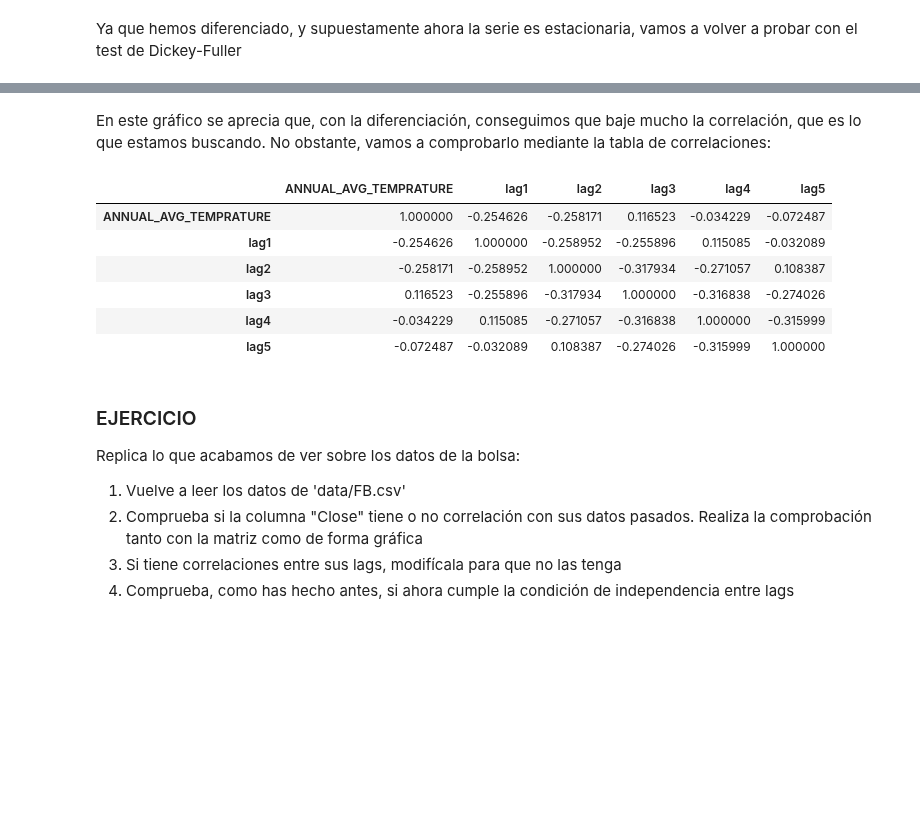
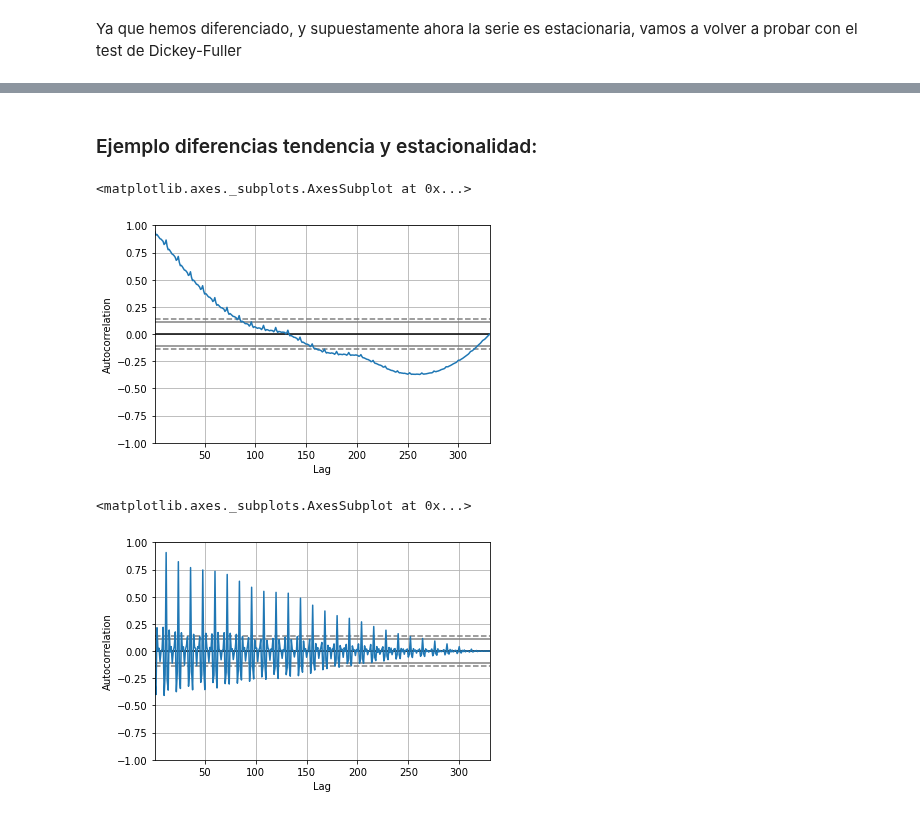
Before and after one commit to franciscocanon-thebridge/bootcamp_thebridge_PTSep20, a Jupyter notebook: Bloque 3 - Machine Learning/03_Time_Series/02_Estacionariedad_y_retrasos_temporales.ipynb, the cells around one changed output, grey strips where cells are left out. Drawn from its saved outputs; the diff is of its cells as text; code cells hidden in the pictures; blank space fills up the shorter version.

```diff
--- a/Bloque 3 - Machine Learning/03_Time_Series/02_Estacionariedad_y_retrasos_temporales.ipynb
+++ b/Bloque 3 - Machine Learning/03_Time_Series/02_Estacionariedad_y_retrasos_temporales.ipynb
@@ -203,26 +142,18 @@ plot_acf(diferencio, lags=100);
-# %% [markdown]
-En este gráfico se aprecia que, con la diferenciación, conseguimos que baje mucho la correlación, que es lo que estamos buscando. No obstante, vamos a comprobarlo mediante la tabla de correlaciones:
-# %%
-diferencio2 = pd.DataFrame(diferencio.copy())
-diferencio2['lag1'] = diferencio2['ANNUAL_AVG_TEMPRATURE'].shift(1)
-diferencio2['lag2'] = diferencio2['ANNUAL_AVG_TEMPRATURE'].shift(2)
-diferencio2['lag3'] = diferencio2['ANNUAL_AVG_TEMPRATURE'].shift(3)
-diferencio2['lag4'] = diferencio2['ANNUAL_AVG_TEMPRATURE'].shift(4)
-diferencio2['lag5'] = diferencio2['ANNUAL_AVG_TEMPRATURE'].shift(5)
-diferencio2.corr()
-# %% [output]
-|  | ANNUAL_AVG_TEMPRATURE | lag1 | lag2 | lag3 | lag4 | lag5 |
-| ANNUAL_AVG_TEMPRATURE | 1.000000 | -0.254626 | -0.258171 | 0.116523 | -0.034229 | -0.072487 |
-| lag1 | -0.254626 | 1.000000 | -0.258952 | -0.255896 | 0.115085 | -0.032089 |
-| lag2 | -0.258171 | -0.258952 | 1.000000 | -0.317934 | -0.271057 | 0.108387 |
-| lag3 | 0.116523 | -0.255896 | -0.317934 | 1.000000 | -0.316838 | -0.274026 |
-| lag4 | -0.034229 | 0.115085 | -0.271057 | -0.316838 | 1.000000 | -0.315999 |
-| lag5 | -0.072487 | -0.032089 | 0.108387 | -0.274026 | -0.315999 | 1.000000 |
-# %% [markdown]
-### EJERCICIO
-
-Replica lo que acabamos de ver sobre los datos de la bolsa:
-1. Vuelve a leer los datos de 'data/FB.csv'
-2. Comprueba si la columna "Close" tiene o no correlación con sus datos pasados. Realiza la comprobación tanto con la matriz como de forma gráfica
-3. Si tiene correlaciones entre sus lags, modifícala para que no las tenga
-4. Comprueba, como has hecho antes, si ahora cumple la condición de independencia entre lags
+# %% [markdown]
+### Ejemplo diferencias tendencia y estacionalidad:
+# %%
+df = pd.read_csv("ejercicios/data/df_furniture.csv")
+min_fecha = df['Month'].dropna().sort_values(ascending=True).iloc[0]
+max_fecha = df['Month'].dropna().sort_values(ascending=False).iloc[0]
+df['Month'] = pd.date_range(min_fecha, max_fecha, freq = 'MS')
+df['date_str'] = df['Month'].astype(str)
+df['year'] = df['date_str'].apply(lambda x: int(x[:4]))
+df['month'] = df['date_str'].apply(lambda x: int(x[5:7]))
+df['day'] = df['date_str'].apply(lambda x: int(x[8:]))
+df['date'] = pd.to_datetime(df[['year', 'month', 'day']])
+df_new = df.copy().set_index('date')
+# %%
+autocorrelation_plot(df_new['furniture_price_adjusted'])
+# %% [output]
+<matplotlib.axes._subplots.AxesSubplot at 0x...>
+[figure, added]
@@ -228,0 +162,5 @@ Replica lo que acabamos de ver sobre los datos de la bolsa:
+# %%
+autocorrelation_plot(df_new['no_estacional'].dropna())
+# %% [output]
+<matplotlib.axes._subplots.AxesSubplot at 0x...>
+[figure, added]
```
Also changed, not shown: parts of 47 cells of this notebook.
